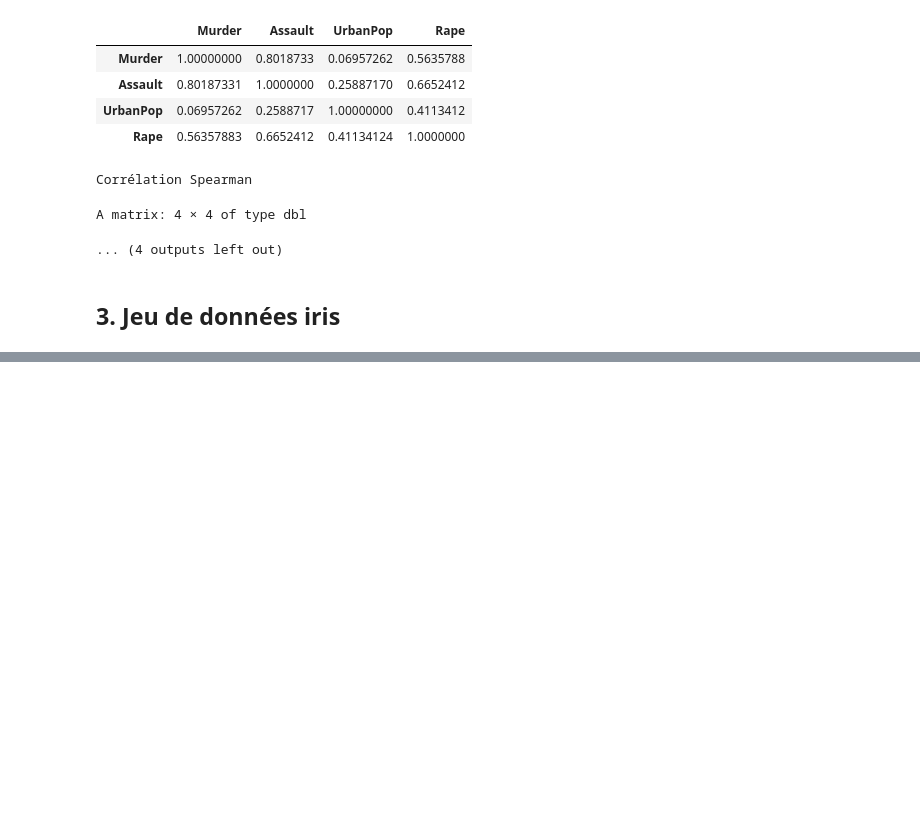
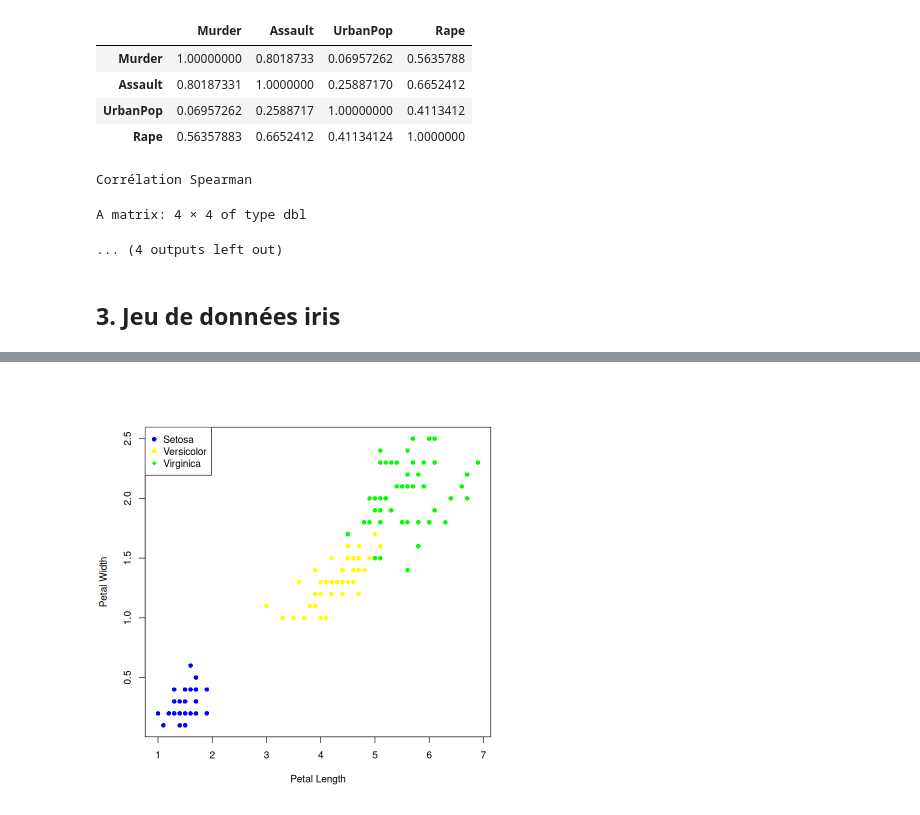
Before and after one commit to audrey1306/statistics, a Jupyter notebook: seance_08_09_25/TP1_init_R.ipynb, the cells around one changed output, grey strips where cells are left out. Drawn from its saved outputs; the diff is of its cells as text; code cells hidden in the pictures; blank space fills up the shorter version.

```diff
--- a/seance_08_09_25/TP1_init_R.ipynb
+++ b/seance_08_09_25/TP1_init_R.ipynb
@@ -642,0 +699,17 @@ A data.frame: 150 × 5
+# %%
+#5.
+
+#pas trouvé le moyen d'automatiser sans passer par l'initialisation (plot) avec la 1ere espèce
+
+#range() : calcule les valeurs min et max
+xrange <- range(iris3[,3,])
+yrange <- range(iris3[,4,])
+
+par(bg = "white")
+plot(iris3[, 3,1], iris3[, 4, 1], col= "blue", pch = 16, xlab="Petal Length", ylab="Petal Width", xlim=xrange, ylim=yrange)
+points(iris3[, 3,2], iris3[, 4, 2], col = "yellow", pch = 16)
+points(iris3[, 3,3], iris3[, 4, 3], col = "green", pch = 16)
+
+legend("topleft", legend=c("Setosa","Versicolor","Virginica"), col=c("blue","yellow","green"), pch=c(16,17,18))
+# %% [output]
+[figure, added]
```
Also changed, not shown: parts of 5 cells of this notebook.
